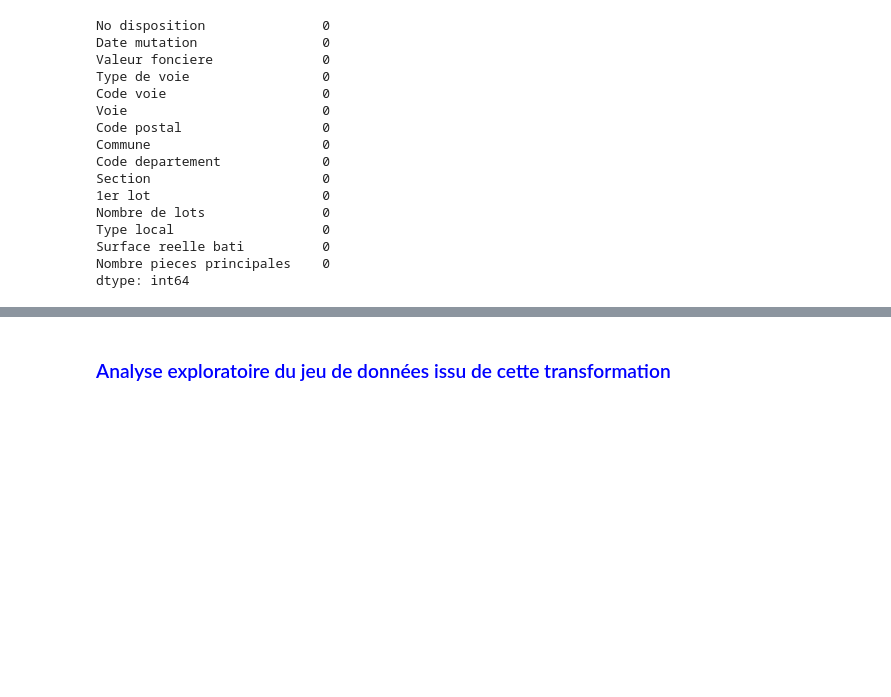
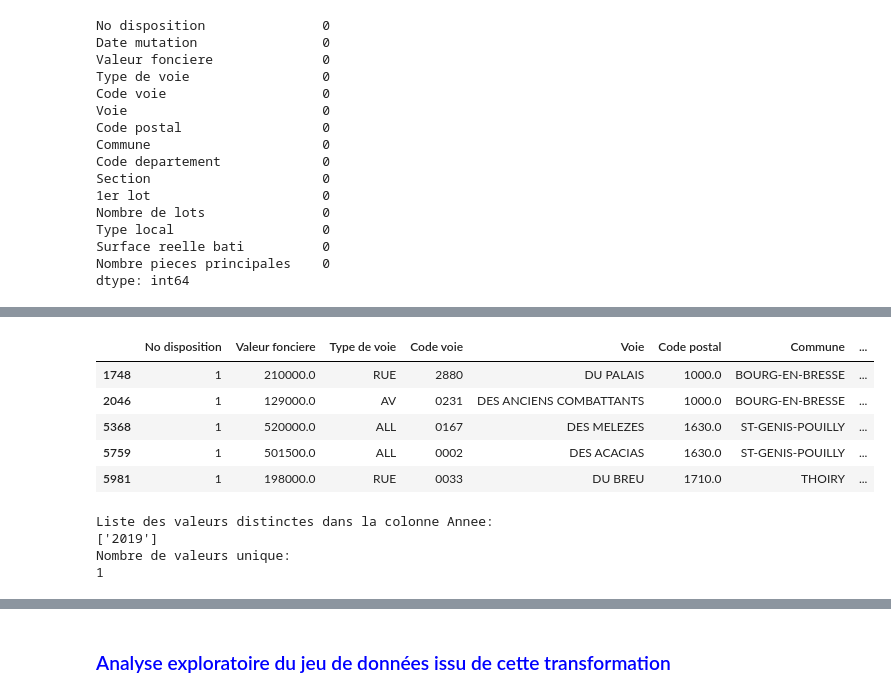
Before and after one commit to fienno/ML_COV_project, a Jupyter notebook: Test-Cov-V2-Part1.ipynb, the cells around one changed output, grey strips where cells are left out. Drawn from its saved outputs; the diff is of its cells as text; code cells hidden in the pictures; blank space fills up the shorter version.

```diff
--- a/Test-Cov-V2-Part1.ipynb
+++ b/Test-Cov-V2-Part1.ipynb
@@ -319,0 +351,19 @@ dtype: int64
+# %%
+dfAppartMaisonRowsDrop.head()
+# %% [output]
+|  | No disposition | Valeur fonciere | Type de voie | Code voie | Voie | Code postal | Commune | ... |
+| 1748 | 1 | 210000.0 | RUE | 2880 | DU PALAIS | 1000.0 | BOURG-EN-BRESSE | ... |
+| 2046 | 1 | 129000.0 | AV | 0231 | DES ANCIENS COMBATTANTS | 1000.0 | BOURG-EN-BRESSE | ... |
+| 5368 | 1 | 520000.0 | ALL | 0167 | DES MELEZES | 1630.0 | ST-GENIS-POUILLY | ... |
+| 5759 | 1 | 501500.0 | ALL | 0002 | DES ACACIAS | 1630.0 | ST-GENIS-POUILLY | ... |
+| 5981 | 1 | 198000.0 | RUE | 0033 | DU BREU | 1710.0 | THOIRY | ... |
+# %%
+print("Liste des valeurs distinctes dans la colonne Annee: ")
+print(dfAppartMaisonRowsDrop['Annee'].unique())
+print("Nombre de valeurs unique: ")
+print(dfAppartMaisonRowsDrop['Annee'].nunique())
+# %% [output]
+Liste des valeurs distinctes dans la colonne Annee:
+['2019']
+Nombre de valeurs unique:
+1
```
Also changed, not shown: parts of 43 cells of this notebook, 1 other file.
